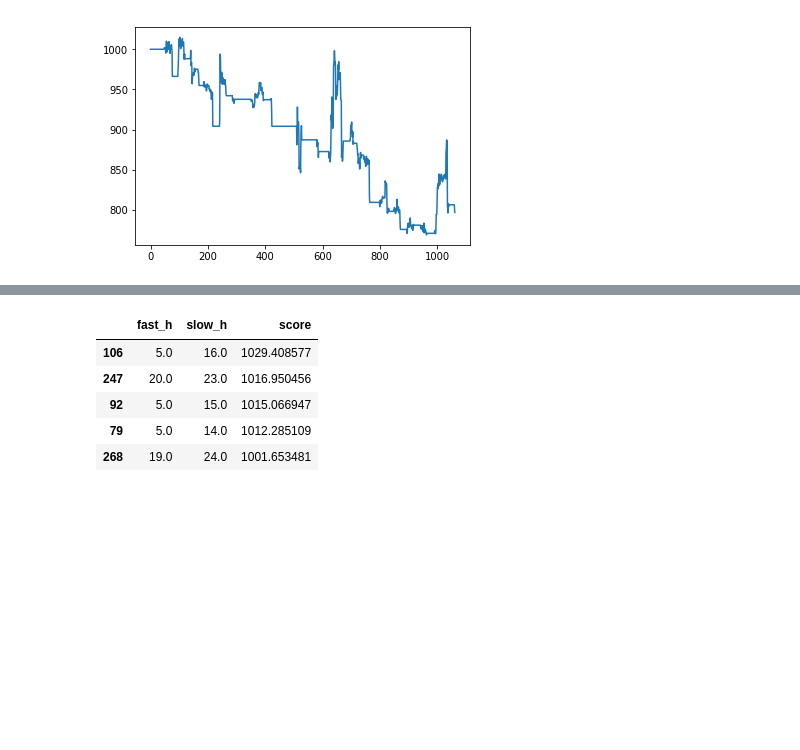
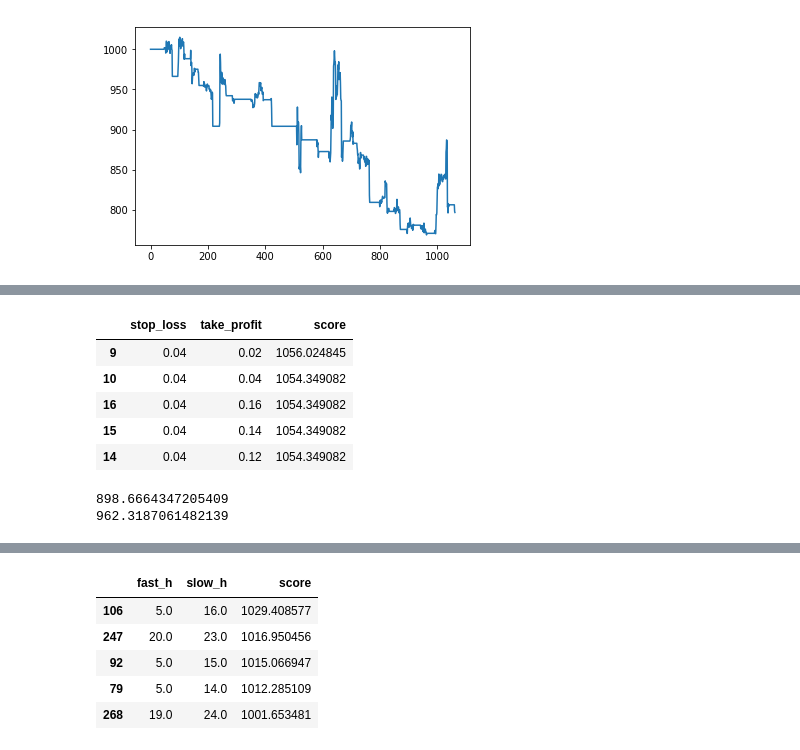
Before and after one commit to snp600/trading-alchemy, a Jupyter notebook: backtesting/backtesting-sandbox.ipynb, the cells around one changed output, grey strips where cells are left out. Saved outputs shown, nothing was run; the diff lists cells and outputs as text; code cells hidden in the pictures; blank space fills up the shorter version.

```diff
--- a/backtesting/backtesting-sandbox.ipynb
+++ b/backtesting/backtesting-sandbox.ipynb
@@ -24,0 +30,36 @@ plt.plot(range(len(balance)), balance)
+# %%
+def simple_grid_search_sltp(data, params, f, metrics='last', family="sma"):
+    scores_df = pd.DataFrame(columns=["stop_loss", "take_profit", "score"])
+    sl_start = params[0]
+    sl_stop = params[1]
+    tp_start   = params[2]
+    tp_stop   = params[3]
+    i = 0
+    if (metrics == 'last'):
+        for sl in np.arange(sl_start, sl_stop, 0.02):
+            for tp in np.arange(tp_start, tp_stop, 0.02):
+                balance = f(data, stop_loss=sl, take_profit=tp, family=family)
+                score = balance[-1]
+                scores_df.loc[i] = [sl, tp, score]
+                i += 1
+
+    return scores_df
+# %%
+df = simple_grid_search_sltp(btc_df["open"].values, params=(0.02, 0.20, 0.02, 0.20),
+                        f=MovingAverage().ma_cross_strategy_sltp, family="ema")
+df.sort_values(by=['score'], inplace=True, ascending=False)
+df.head()
+# %% [output]
+|  | stop_loss | take_profit | score |
+| 9 | 0.04 | 0.02 | 1056.024845 |
+| 10 | 0.04 | 0.04 | 1054.349082 |
+| 16 | 0.04 | 0.16 | 1054.349082 |
+| 15 | 0.04 | 0.14 | 1054.349082 |
+| 14 | 0.04 | 0.12 | 1054.349082 |
+# %%
+df["sign"] = np.sign(df["stop_loss"] - df["take_profit"]) #stop_loss < take_profit?
+print(mean(df[df["sign"] > 0]["score"]))
+print(mean(df[df["sign"] < 0]["score"]))
+# %% [output]
+898.6664347205409
+962.3187061482139
```
Also changed, not shown: parts of 3 cells of this notebook, 1 other file.
